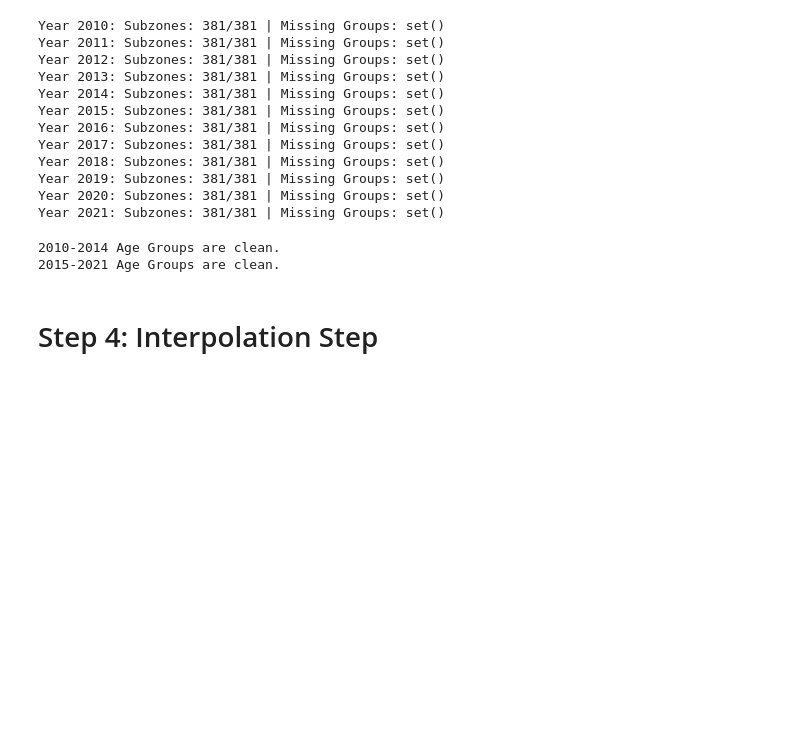
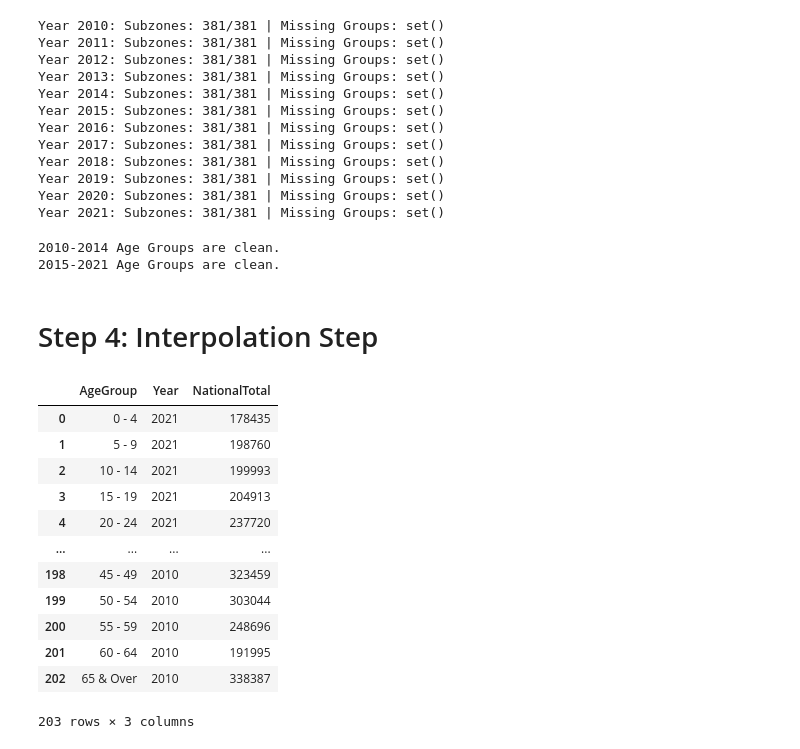
Before and after one commit to axellee1994/AED-OHCA, a Jupyter notebook: src/scripts/interpolation_step/interpolation_resident_numbers.ipynb, the cells around one changed output. Drawn from its saved outputs; the diff is of its cells as text; code cells hidden in the pictures; blank space fills up the shorter version.

```diff
--- a/src/scripts/interpolation_step/interpolation.ipynb
+++ b/src/scripts/interpolation_step/interpolation_resident_numbers.ipynb
@@ -1270,3 +1254,78 @@ check_for_extra_age_groups(df_final_interpolated_ratios)
 2015-2021 Age Groups are clean.
 # %% [markdown]
 # Step 4: Interpolation Step
+# %%
+# read dataset that contains resident numbers per year for each age group
+read_from_path = Path(BASE_DATASET_PATH / "singapore_data/cleaned_data/subzone_density_ratios/age_group_per_year.csv")
+df_national = pd.read_csv(read_from_path)
+df_national.columns = df_national.columns.str.strip()
+
+# strip() the age group strings
+df_national['Data Series'] = df_national['Data Series'].str.strip()
+
+# 1. Clean the 'Data Series' column strings before melting
+# Remove the word 'Years' and normalize 'Over' format
+df_national['Data Series'] = df_national['Data Series'].str.replace(' Years', '', regex=False)
+df_national['Data Series'] = df_national['Data Series'].str.replace(' Years & Over', ' & Over', regex=False)
+df_national['Data Series'] = df_national['Data Series'].str.replace(' Years and Over', ' & Over', regex=False)
+
+# Optional: Handle the specific "85 Years & Over" vs "85 & Over"
+df_national['Data Series'] = df_national['Data Series'].str.replace('85 & Over', '85 & Over', regex=False)
+
+# 2. Define the Target Age Groups allowed in your model
+target_age_groups = [
+    '0 - 4', '5 - 9', '10 - 14', '15 - 19', '20 - 24', '25 - 29',
+    '30 - 34', '35 - 39', '40 - 44', '45 - 49', '50 - 54', '55 - 59',
+    '60 - 64', '65 - 69', '70 - 74', '75 - 79', '80 - 84', '85 & Over', '65 & Over'
+]
+
+# 3. Filter out summary rows (like "Total Residents") before the melt
+# This prevents double-counting issues in the final allocation
+years_to_keep = ['Data Series', '2021', '2020',
+       '2019', '2018', '2017', '2016', '2015', '2014', '2013', '2012',
+       '2011', '2010']
+available_cols = [c for c in years_to_keep if c in df_national.columns]
+df_national = df_national[available_cols]
+df_national = df_national[df_national['Data Series'].isin(target_age_groups)].copy()
+
+# Melt it so Year and AgeGroup are columns
+df_nat_long = df_national.melt(
+    id_vars=['Data Series'],
+    var_name='Year',
+    value_name='NationalTotal'
+)
+
+# Standardize column names and types for merging
+df_nat_long['Year'] = df_nat_long['Year'].astype(int)
+df_nat_long.rename(columns={'Data Series': 'AgeGroup'}, inplace=True)
+
+# list of age groups that 2010 - 2014 data does not have
+granular_elderly_groups = ['65 - 69', '70 - 74', '75 - 79', '80 - 84', '85 & Over']
+
+# We keep rows that are NOT: (Year is between 2010-2014) AND (AgeGroup is in the granular list)
+mask_to_drop = (
+    (df_nat_long['Year'] >= 2010) &
+    (df_nat_long['Year'] <= 2014) &
+    (df_nat_long['AgeGroup'].isin(granular_elderly_groups))
+)
+
+df_nat_long = df_nat_long[~mask_to_drop].reset_index(drop=True)
+
+display(df_nat_long)
+
+save_to_path = Path(BASE_DATASET_PATH / "singapore_data/cleaned_data/subzone_density_ratios/age_group_per_year_long.csv")
+df_nat_long.to_csv(save_to_path)
+# %% [output]
+|  | AgeGroup | Year | NationalTotal |
+| 0 | 0 - 4 | 2021 | 178435 |
+| 1 | 5 - 9 | 2021 | 198760 |
+| 2 | 10 - 14 | 2021 | 199993 |
+| 3 | 15 - 19 | 2021 | 204913 |
+| 4 | 20 - 24 | 2021 | 237720 |
+| ... | ... | ... | ... |
+| 198 | 45 - 49 | 2010 | 323459 |
+| 199 | 50 - 54 | 2010 | 303044 |
+| 200 | 55 - 59 | 2010 | 248696 |
+| 201 | 60 - 64 | 2010 | 191995 |
+| 202 | 65 & Over | 2010 | 338387 |
+203 rows × 3 columns
```
Also changed, not shown: parts of 8 cells of this notebook, 2 other files.
